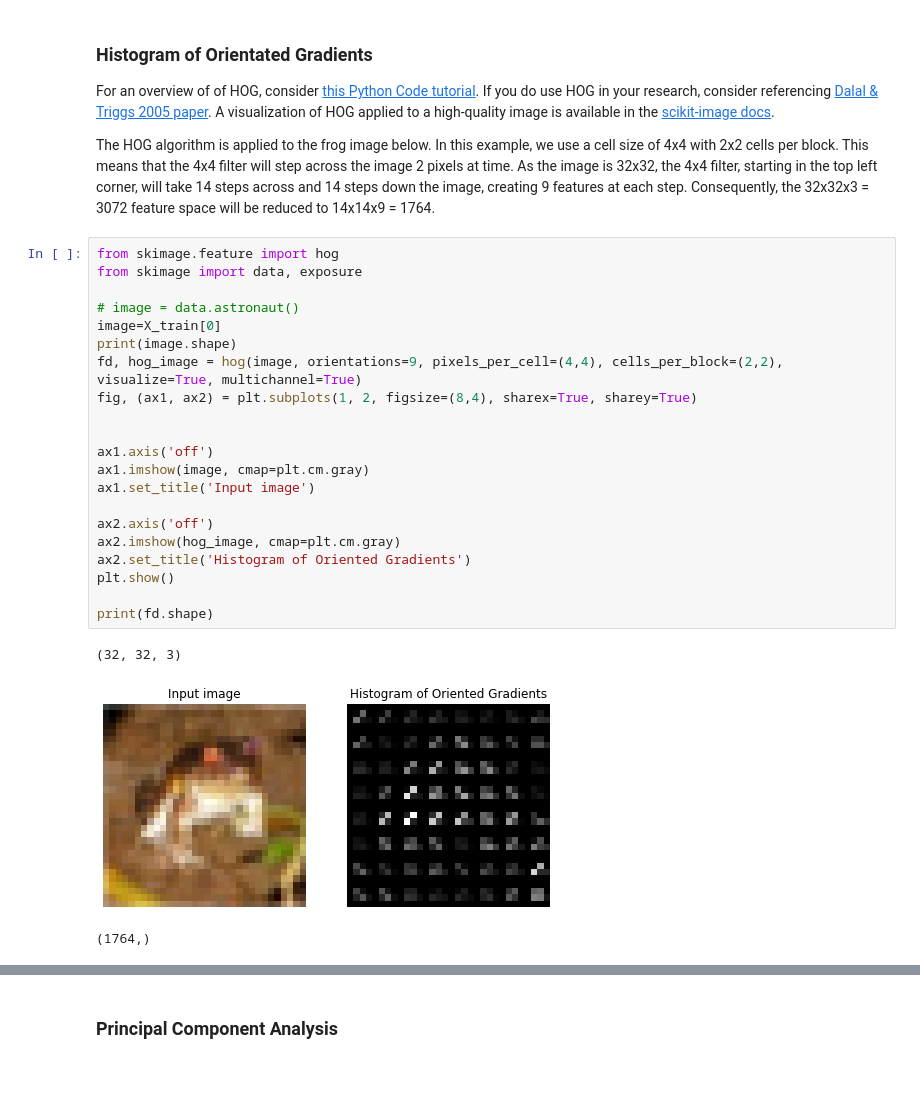
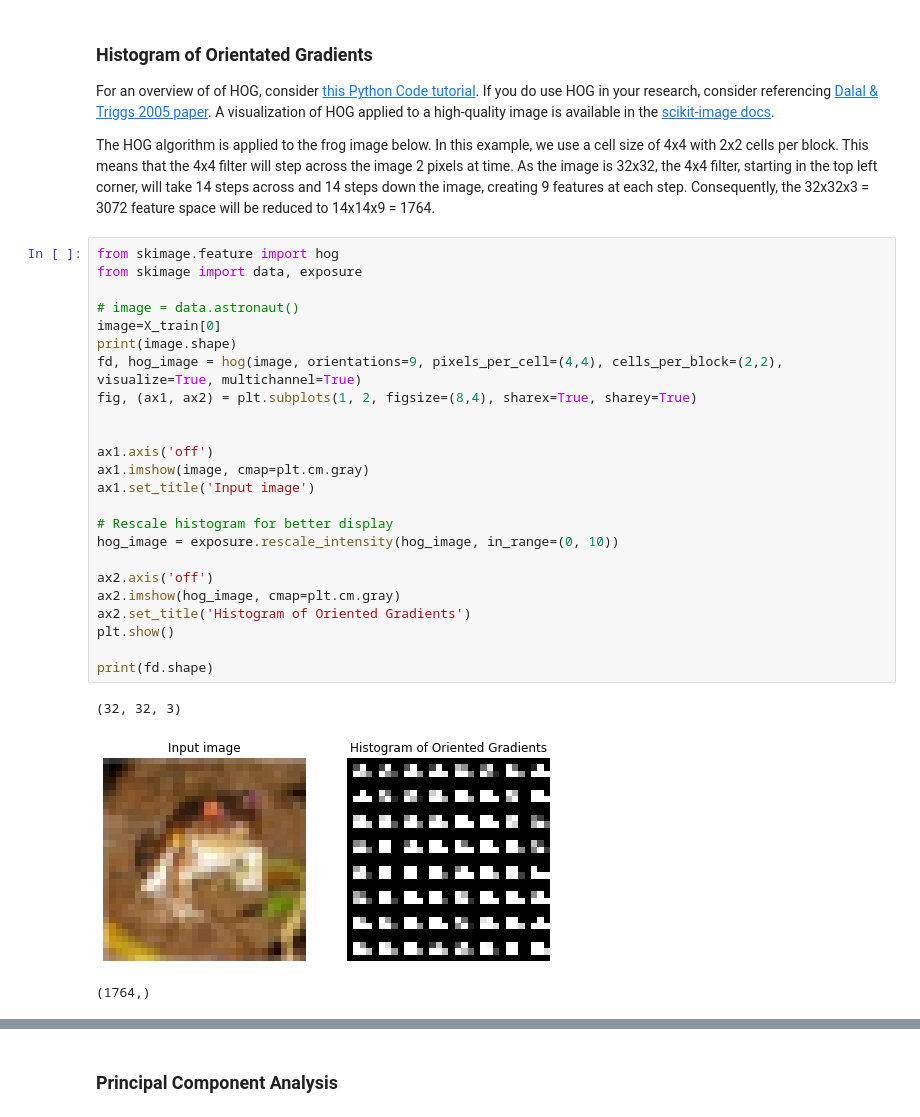
Before and after one commit to afit-csce623-master/demos, a Jupyter notebook: demo_multiclassification.ipynb, the cells around one changed output, grey strips where cells are left out. Drawn from its saved outputs; the diff is of its cells as text; blank space fills up the shorter version.

```diff
--- a/demo_multiclassification.ipynb
+++ b/demo_multiclassification.ipynb
@@ -224,26 +216,29 @@ The HOG algorithm is applied to the frog image below. In this example, we use a
 # %%
 from skimage.feature import hog
 from skimage import data, exposure
 
 # image = data.astronaut()
 image=X_train[0]
 print(image.shape)
 fd, hog_image = hog(image, orientations=9, pixels_per_cell=(4,4), cells_per_block=(2,2), visualize=True, multichannel=True)
 fig, (ax1, ax2) = plt.subplots(1, 2, figsize=(8,4), sharex=True, sharey=True)
 
 
 ax1.axis('off')
 ax1.imshow(image, cmap=plt.cm.gray)
 ax1.set_title('Input image')
 
+# Rescale histogram for better display
+hog_image = exposure.rescale_intensity(hog_image, in_range=(0, 10))
+
 ax2.axis('off')
 ax2.imshow(hog_image, cmap=plt.cm.gray)
 ax2.set_title('Histogram of Oriented Gradients')
 plt.show()
 
 print(fd.shape)
 # %% [output]
 (32, 32, 3)
-[figure, old version]
+[figure, new version]
 (1764,)
 # %%
```
Also changed, not shown: parts of 23 cells of this notebook.
